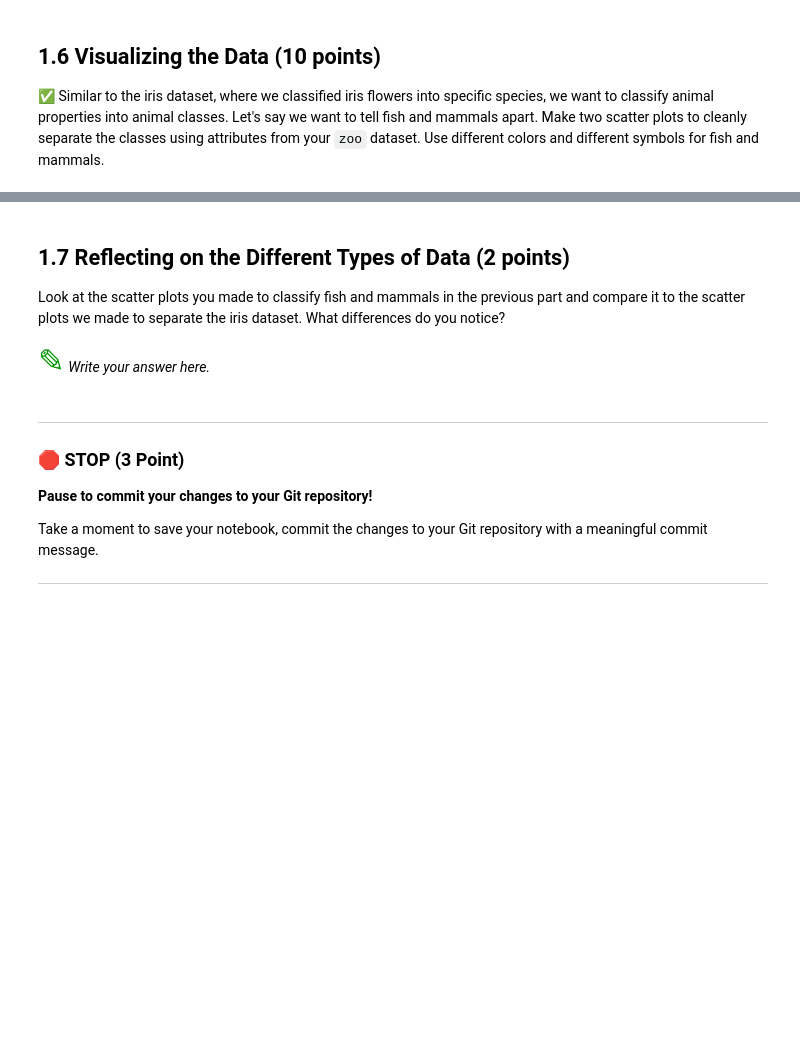
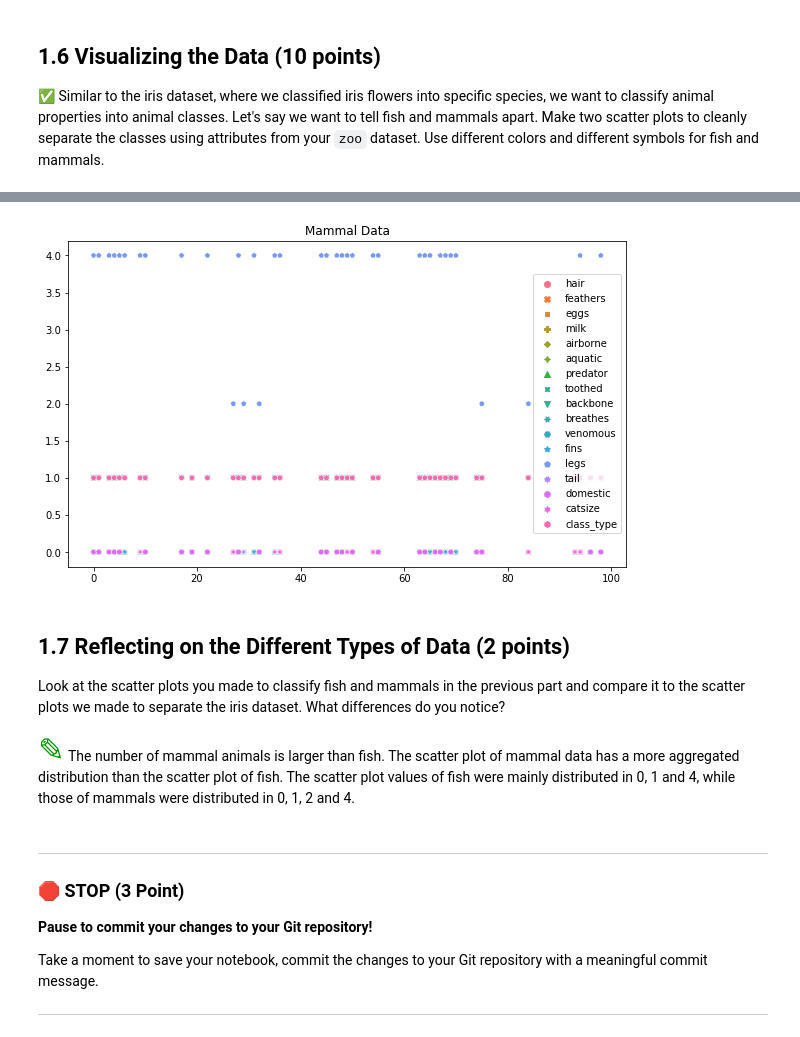
Before and after one commit to JialinQiu/CMSE202-s23-turnin, a Jupyter notebook: hw-02/HW-02_PandasAndObjects-JialinQiu.ipynb, the cells around one changed output, grey strips where cells are left out. Saved outputs shown, nothing was run; the diff lists cells and outputs as text; code cells hidden in the pictures; blank space fills up the shorter version.

```diff
--- a/hw-02/HW-02_PandasAndObjects-JialinQiu.ipynb
+++ b/hw-02/HW-02_PandasAndObjects-JialinQiu.ipynb
@@ -169,9 +211,19 @@ Look back in the PCA/ICA and see how we used `groupby` to find the number of Iri
+# %%
+mammal_mask = zoo.class_type == 1
+mammal = zoo[mammal_mask]
+mammal.reset_index()
+
+plt.figure(figsize=(10,6))
+sns.scatterplot(data=mammal)
+plt.title("Mammal Data");
+# %% [output]
+[figure, added]
 # %% [markdown]
 ## 1.7 Reflecting on the Different Types of Data (2 points)
 
 Look at the scatter plots you made to classify fish and mammals in the previous part and compare it to the scatter plots we made to separate the iris dataset. What differences do you notice?
 # %% [markdown]
-<font size=6 color="#009600">&#9998;</font> *Write your answer here.*
+<font size=6 color="#009600">&#9998;</font> The number of mammal animals is larger than fish. The scatter plot of mammal data has a more aggregated distribution than the scatter plot of fish. The scatter plot values of fish were mainly distributed in 0, 1 and 4, while those of mammals were distributed in 0, 1, 2 and 4.
 # %% [markdown]
 ---
 ### &#128721; STOP (3 Point)
```
Also changed, not shown: parts of 14 cells of this notebook.
